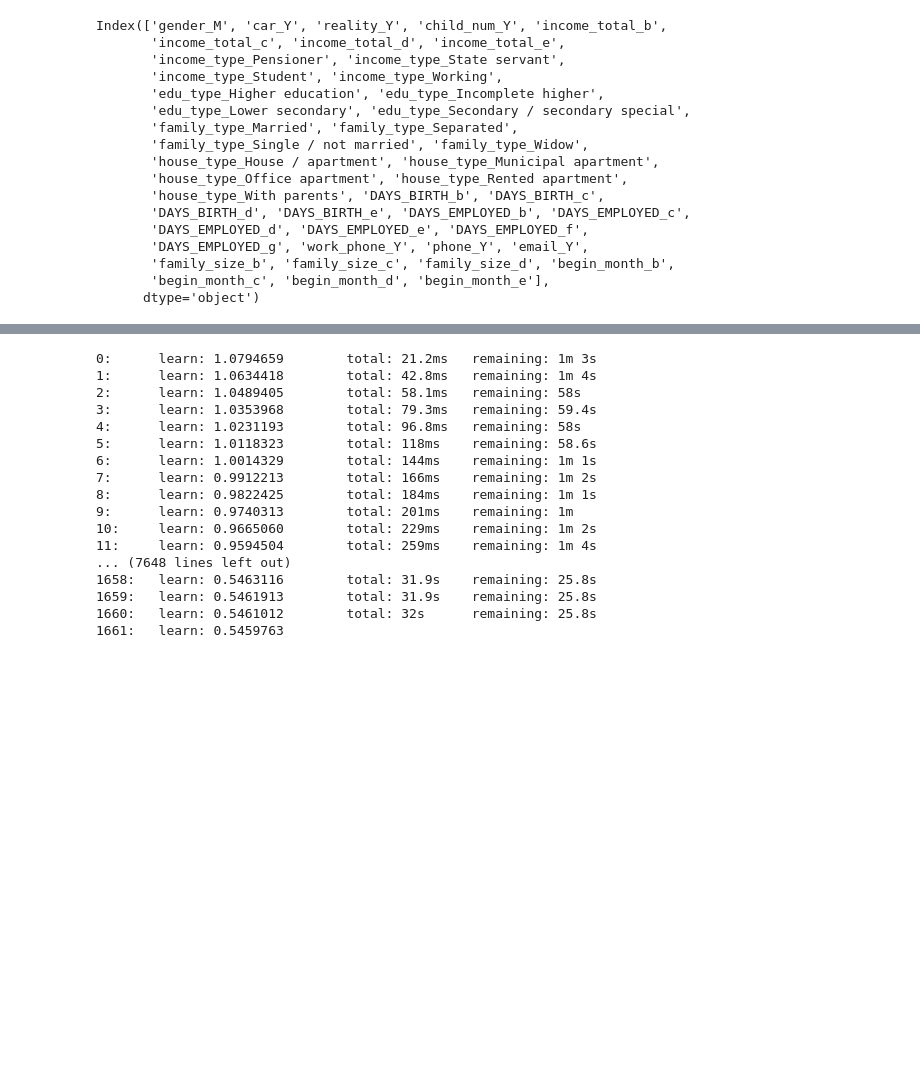
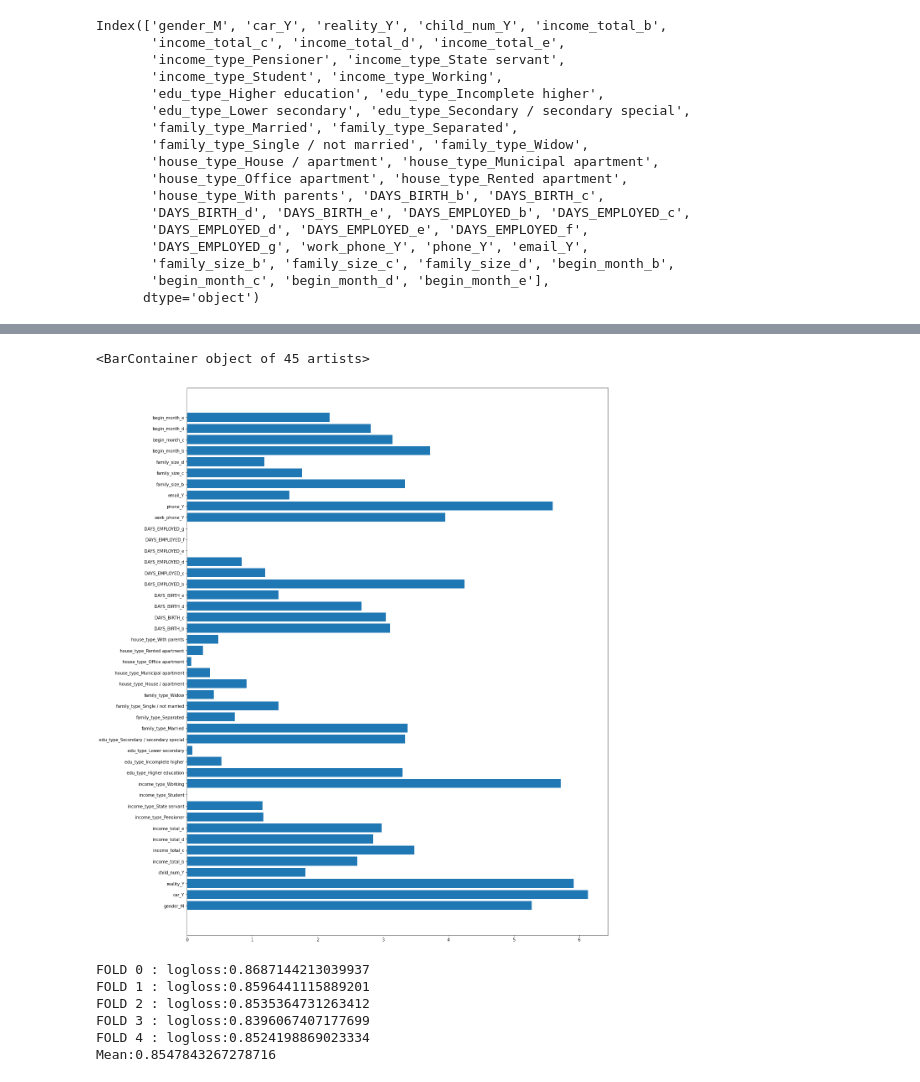
Before and after one commit to JxxHxxx/Ubion-CreditCardUserPrediction, a Jupyter notebook: Code/HJ_EDA&Preprocessing.ipynb, the cells around one changed output, grey strips where cells are left out. Drawn from its saved outputs; the diff is of its cells as text; code cells hidden in the pictures; blank space fills up the shorter version.

```diff
--- a/Code/HJ_EDA&Preprocessing.ipynb
+++ b/Code/HJ_EDA&Preprocessing.ipynb
@@ -702,6 +694,3 @@ Categories (7, object): ['a' < 'b' < 'c' < 'd' < 'e' < 'f' < 'g']
-# %%
-train.loc[(train['DAYS_EMPLOYED']=='d')|(train['DAYS_EMPLOYED']=='e')|(train['DAYS_EMPLOYED']=='f')|(train['DAYS_EMPLOYED']=='g'),'DAYS_EMPLOYED']='d'
-test.loc[(test['DAYS_EMPLOYED']=='d')|(test['DAYS_EMPLOYED']=='e')|(test['DAYS_EMPLOYED']=='f')|(test['DAYS_EMPLOYED']=='g'),'DAYS_EMPLOYED']='d'
 # %%
 train['DAYS_EMPLOYED'].unique()
 # %% [output]
@@ -767,10 +751,6 @@ print(train_x.shape, train_y.shape, test_x.shape)
 # %%
-""" train_x = pd.get_dummies(train_x, drop_first= True)
-test_x = pd.get_dummies(test_x, drop_first= True) """
+train_x = pd.get_dummies(train_x, drop_first= True)
+test_x = pd.get_dummies(test_x, drop_first= True)
-# %%
-#drop_first 왜 해주는지 몰라서 false로 바꿔봄
-train_x = pd.get_dummies(train_x, drop_first= False)
-test_x = pd.get_dummies(test_x, drop_first= False)
 # %%
 train_x.columns
 # %% [output]
@@ -815,8 +801,8 @@ print(y_val.shape)
 
 #param 조금 수정함 -> 오버피팅 개심함.. 왜지?ㅠㅠ
 cat_clf=CatBoostClassifier(n_estimators=3000, max_depth=8, random_seed=1042, learning_rate=0.04, bootstrap_type ='Bernoulli')
-cat_clf.fit(X_train, y_train,
-                early_stopping_rounds=50,verbose=100,silent = True)
+cat_clf.fit(X_train, y_train,early_stopping_rounds=50,silent = True)
+
 y_pred=cat_clf.predict_proba(X_val)
 #proba : 확률로 만듬
 
@@ -833,3 +838,12 @@ CatBoostError: Only one of parameters ['verbose', 'logging_level', 'verbose_eval
+# %%
+import matplotlib.pyplot as plt
+
+cat_clf.get_feature_importance()
+plt.figure(figsize=(18,24))
+plt.barh(X_train.columns, cat_clf.get_feature_importance())
+# %% [output]
+<BarContainer object of 45 artists>
+[figure, added]
 # %%
 from sklearn.model_selection import KFold, StratifiedKFold
 
@@ -840,7 +854,7 @@ def run_kfold(clf):
     for n_fold, (train_index, val_index) in enumerate(folds.split(train_x, train_y)):
         X_train, X_val = train_x.iloc[train_index], train_x.iloc[val_index]
         y_train, y_val = train_y.iloc[train_index], train_y.iloc[val_index]
-        clf.fit(X_train, y_train)
+        clf.fit(X_train, y_train, silent = True)
 
         predictions=clf.predict_proba(X_val)
 
@@ -848,7 +862,7 @@ def run_kfold(clf):
         outcomes.append(logloss)
         print(f"FOLD {n_fold} : logloss:{logloss}")
 
-        sub+=clf.predict_proba(test_x)
+        sub+=clf.predict_proba(test_x,)
 
 
 
@@ -859,23 +873,12 @@ def run_kfold(clf):
 
 my_submission = run_kfold(cat_clf)
 # %% [output]
-0:      learn: 1.0794659        total: 21.2ms   remaining: 1m 3s
-1:      learn: 1.0634418        total: 42.8ms   remaining: 1m 4s
-2:      learn: 1.0489405        total: 58.1ms   remaining: 58s
-3:      learn: 1.0353968        total: 79.3ms   remaining: 59.4s
-4:      learn: 1.0231193        total: 96.8ms   remaining: 58s
-5:      learn: 1.0118323        total: 118ms    remaining: 58.6s
-6:      learn: 1.0014329        total: 144ms    remaining: 1m 1s
-7:      learn: 0.9912213        total: 166ms    remaining: 1m 2s
-8:      learn: 0.9822425        total: 184ms    remaining: 1m 1s
-9:      learn: 0.9740313        total: 201ms    remaining: 1m
-10:     learn: 0.9665060        total: 229ms    remaining: 1m 2s
-11:     learn: 0.9594504        total: 259ms    remaining: 1m 4s
-... (7648 lines left out)
-1658:   learn: 0.5463116        total: 31.9s    remaining: 25.8s
-1659:   learn: 0.5461913        total: 31.9s    remaining: 25.8s
-1660:   learn: 0.5461012        total: 32s      remaining: 25.8s
-1661:   learn: 0.5459763
+FOLD 0 : logloss:0.8687144213039937
+FOLD 1 : logloss:0.8596441115889201
+FOLD 2 : logloss:0.8535364731263412
+FOLD 3 : logloss:0.8396067407177699
+FOLD 4 : logloss:0.8524198869023334
+Mean:0.8547843267278716
 # %%
 submission.loc[:,1:] = my_submission
 # %%
```
Also changed, not shown: parts of 22 cells of this notebook.
